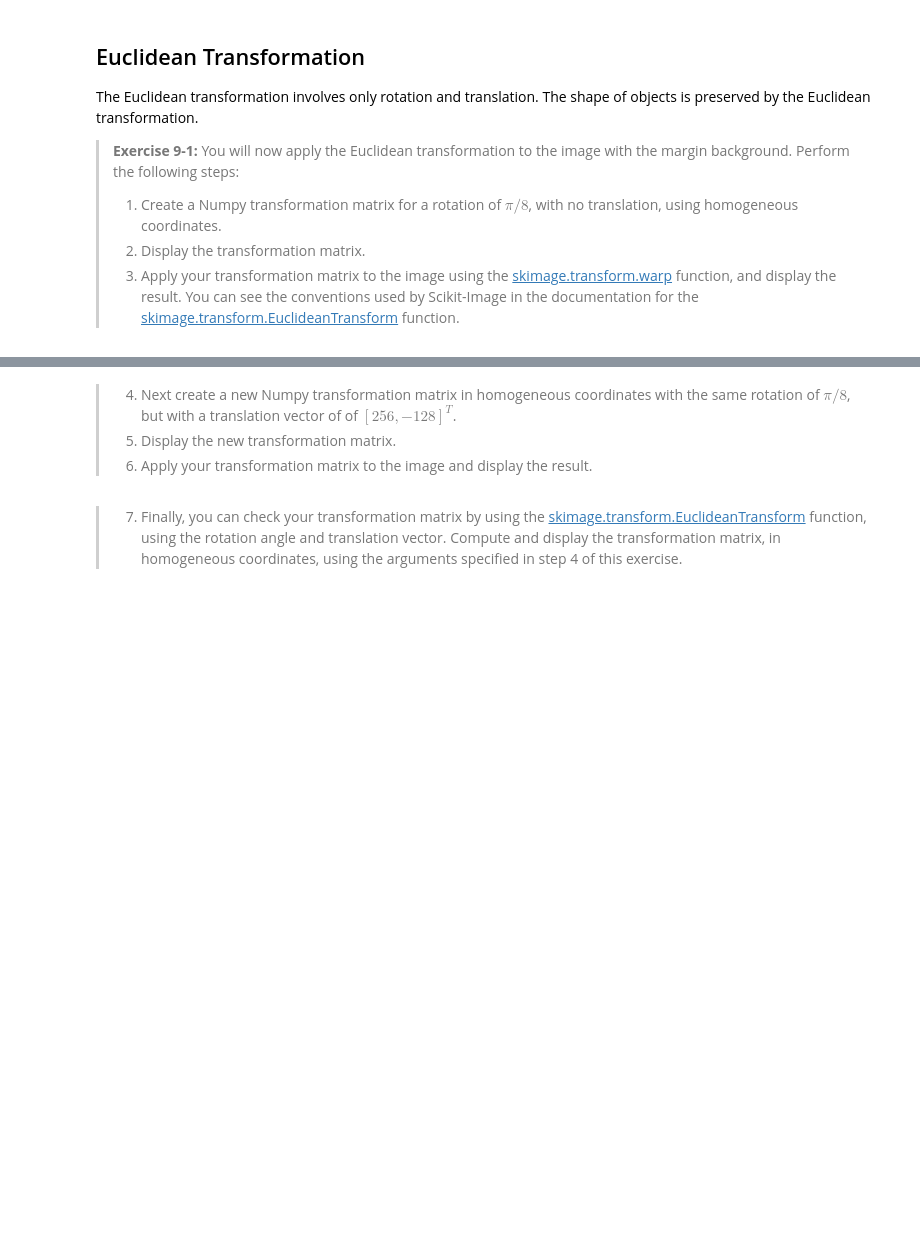
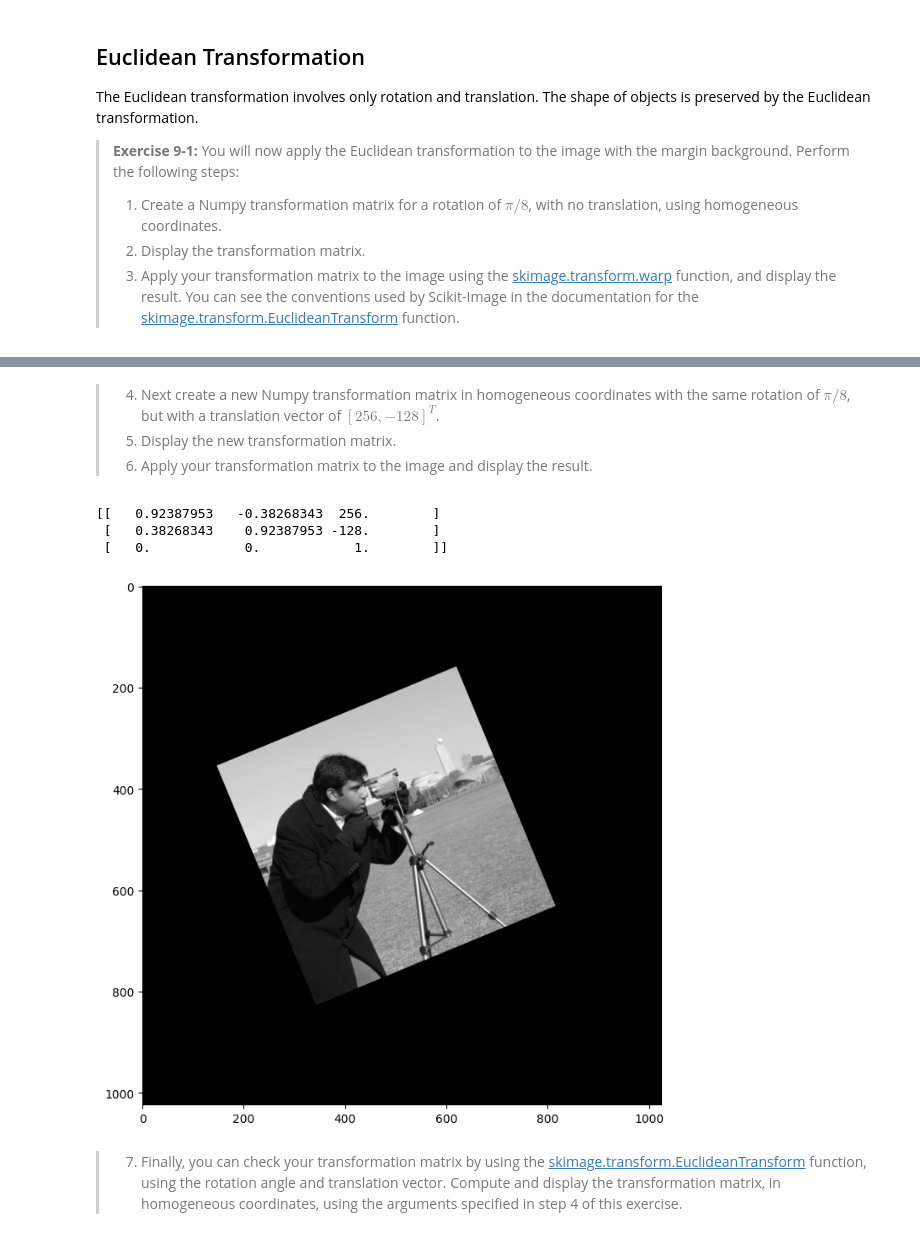
Before and after one commit to alvaroiramirez/CSCI_E-25, a Jupyter notebook: Labs/9_HomographyProjections.ipynb, the cells around one changed output, grey strips where cells are left out. Saved outputs shown, nothing was run; the diff lists cells and outputs as text; code cells hidden in the pictures; blank space fills up the shorter version.

```diff
--- a/Labs/9_HomographyProjections.ipynb
+++ b/Labs/9_HomographyProjections.ipynb
@@ -67,9 +99,28 @@ The Euclidean transformation involves only rotation and translation. The shape o
 # %% [markdown]
-> 4. Next create a new Numpy transformation matrix in homogeneous coordinates with the same rotation of $\pi/8$, but with a translation vector of of $[256, -128]^T$.
+> 4. Next create a new Numpy transformation matrix in homogeneous coordinates with the same rotation of $\pi/8$, but with a translation vector of $[256, -128]^T$.
 > 5. Display the new transformation matrix.
 > 6. Apply your transformation matrix to the image and display the result.
 # %%
 ## Put your code below
+
+# 4. Next create a new Numpy transformation matrix in homogeneous coordinates with the same rotation of pi/8, but with a translation vector of [256, -128]^T.
+translation_matrix = np.array([[np.cos(angle), -np.sin(angle), 256],
+                            [np.sin(angle), np.cos(angle), -128],
+                            [0, 0, 1]])
+
+# 5. Display the transformation matrix.
+print(translation_matrix)
+
+# 6. Apply your transformation matrix to the image and display the result.
+transformed_image = transform.warp(camera_image_background, translation_matrix)
+
+#    Display the result.
+plot_grayscale(transformed_image)
+# %% [output]
+[[   0.92387953   -0.38268343  256.        ]
+ [   0.38268343    0.92387953 -128.        ]
+ [   0.            0.            1.        ]]
+[figure, added]
 # %% [markdown]
 > 7. Finally, you can check your transformation matrix by using the [skimage.transform.EuclideanTransform](https://scikit-image.org/docs/stable/api/skimage.transform.html#skimage.transform.EuclideanTransform) function, using the rotation angle and translation vector. Compute and display the transformation matrix, in homogeneous coordinates, using the arguments specified in step 4 of this exercise.
 # %%
```
Also changed, not shown: parts of 9 cells of this notebook.
